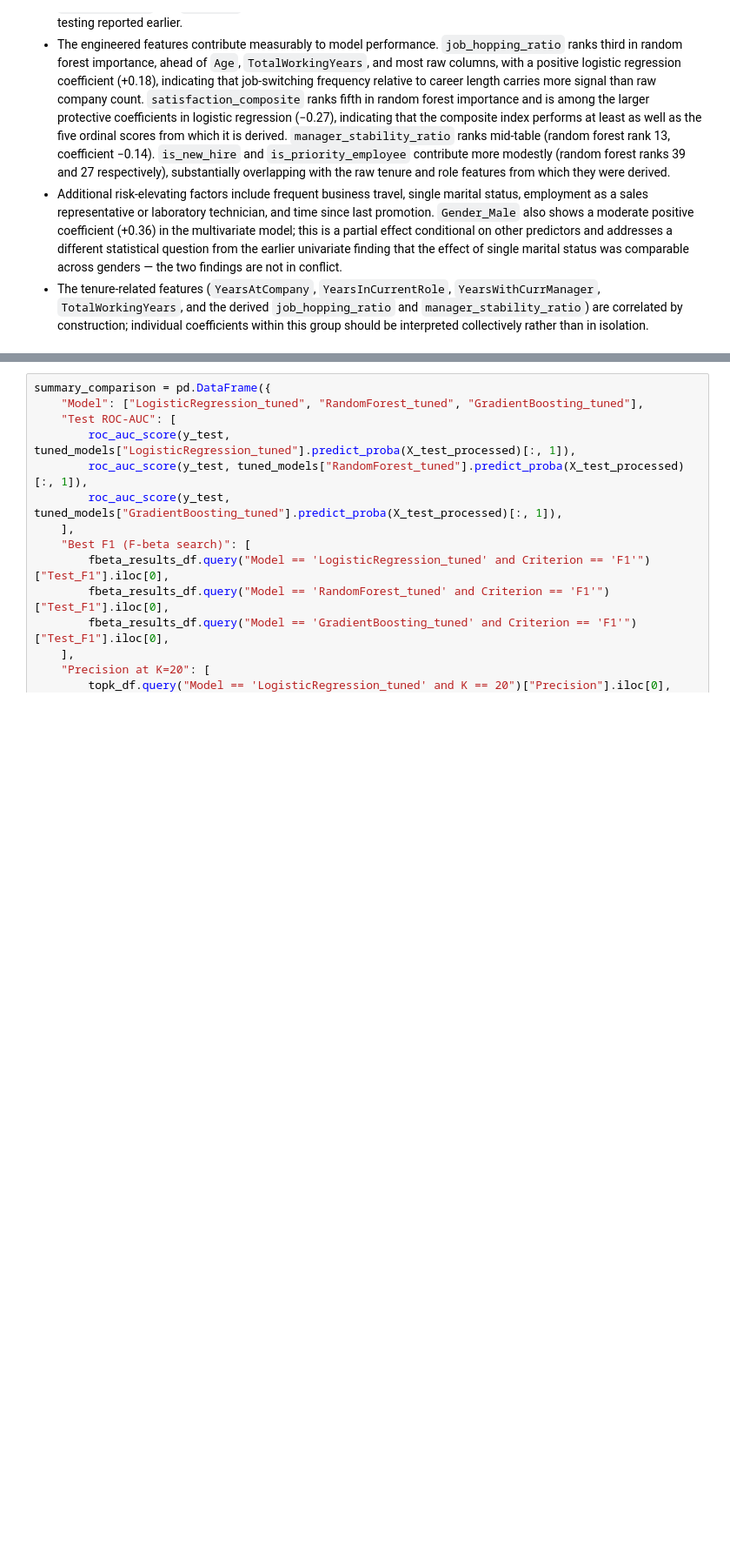
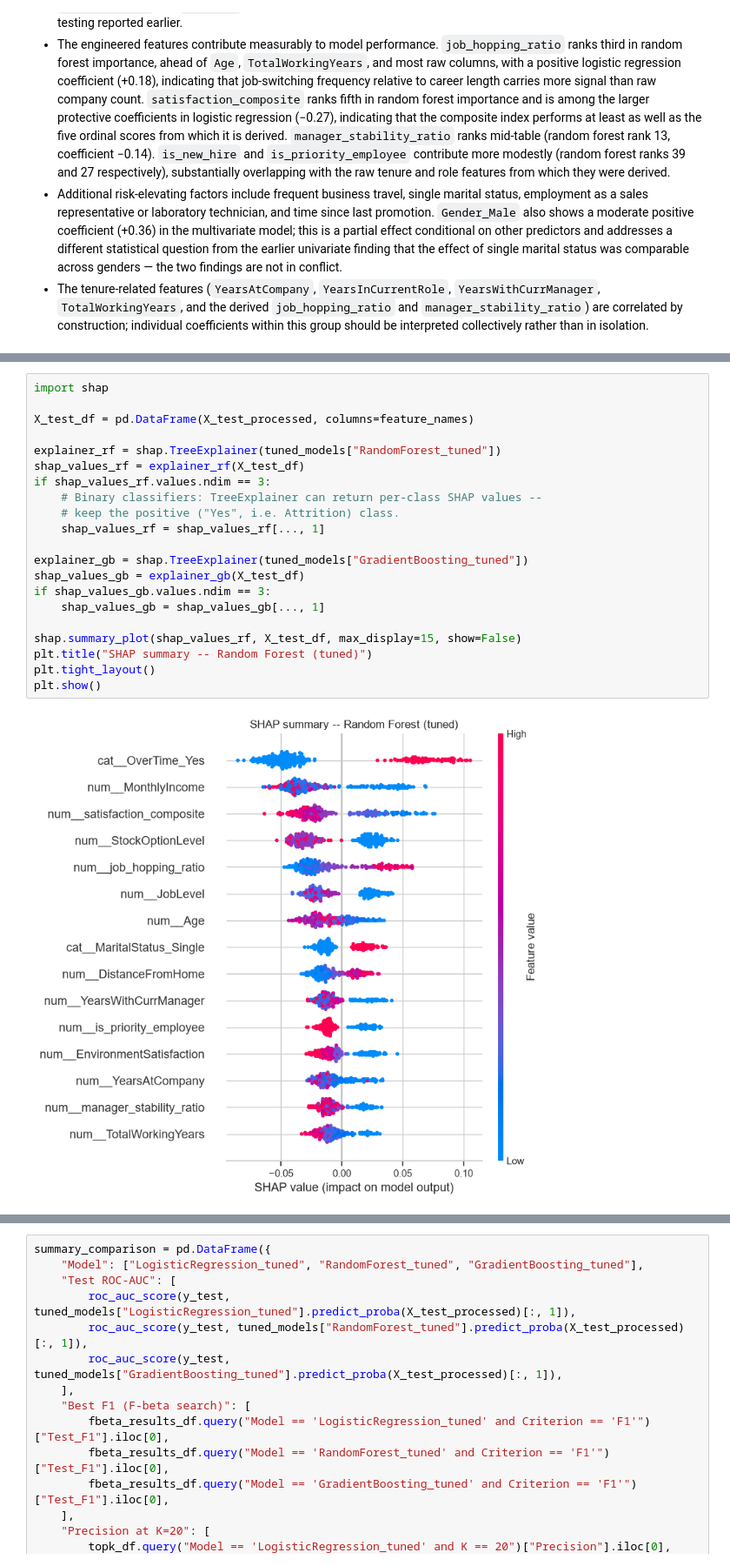
Before and after one commit to svtvrt/ML-Mood-Predictor-from-Fitness-Behavior, a Jupyter notebook: Machine_Learning_Project.ipynb, the cells around one changed output, grey strips where cells are left out. Shown at 87% size. Cells and saved outputs as stored; diff of their text form; blank space fills up the shorter version.

```diff
--- a/Machine_Learning_Project.ipynb
+++ b/Machine_Learning_Project.ipynb
@@ -1309,0 +1502,23 @@ plt.show()
+# %%
+import shap
+
+X_test_df = pd.DataFrame(X_test_processed, columns=feature_names)
+
+explainer_rf = shap.TreeExplainer(tuned_models["RandomForest_tuned"])
+shap_values_rf = explainer_rf(X_test_df)
+if shap_values_rf.values.ndim == 3:
+    # Binary classifiers: TreeExplainer can return per-class SHAP values --
+    # keep the positive ("Yes", i.e. Attrition) class.
+    shap_values_rf = shap_values_rf[..., 1]
+
+explainer_gb = shap.TreeExplainer(tuned_models["GradientBoosting_tuned"])
+shap_values_gb = explainer_gb(X_test_df)
+if shap_values_gb.values.ndim == 3:
+    shap_values_gb = shap_values_gb[..., 1]
+
+shap.summary_plot(shap_values_rf, X_test_df, max_display=15, show=False)
+plt.title("SHAP summary -- Random Forest (tuned)")
+plt.tight_layout()
+plt.show()
+# %% [output]
+[figure, added]
```
Also changed, not shown: parts of 23 cells of this notebook, 2 other files.
